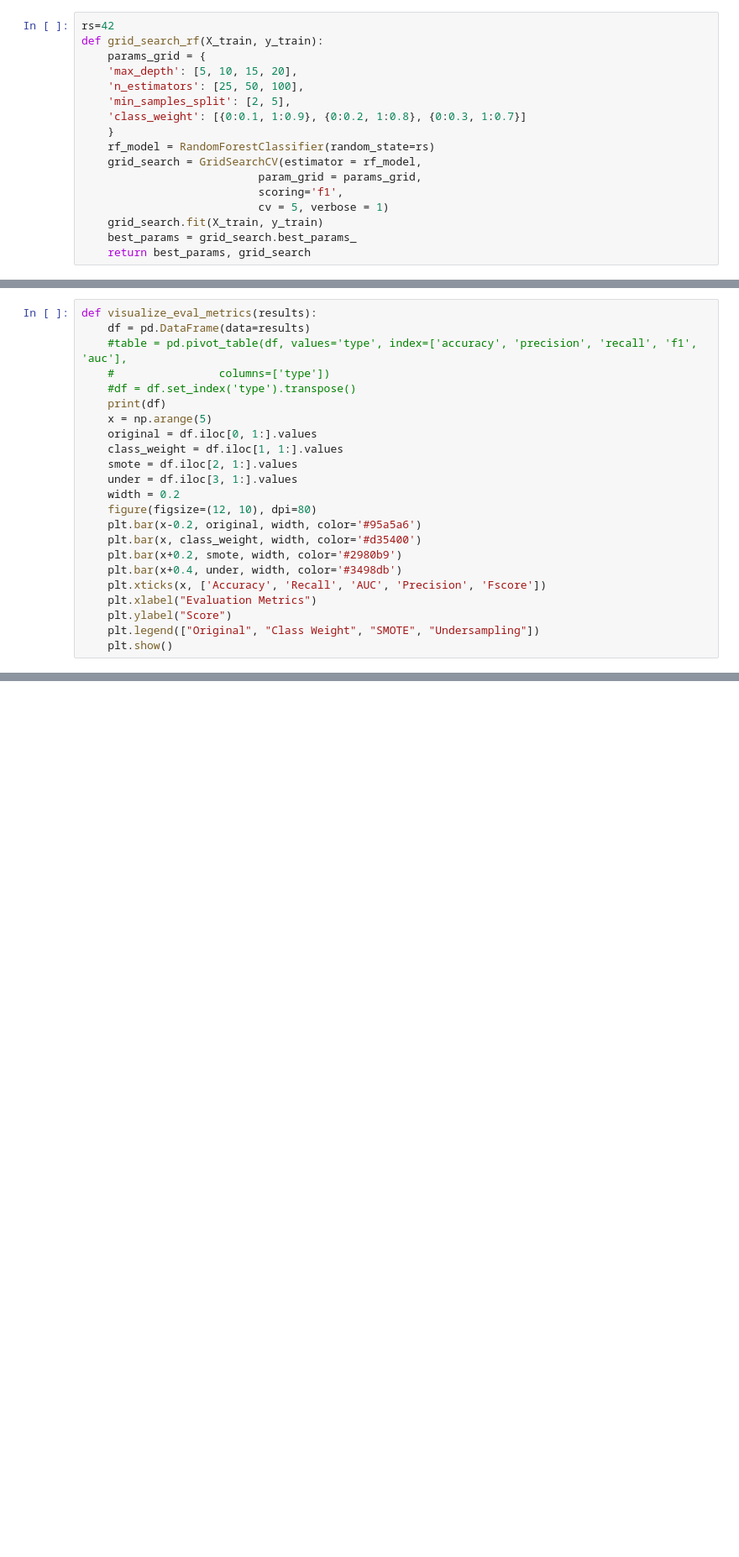
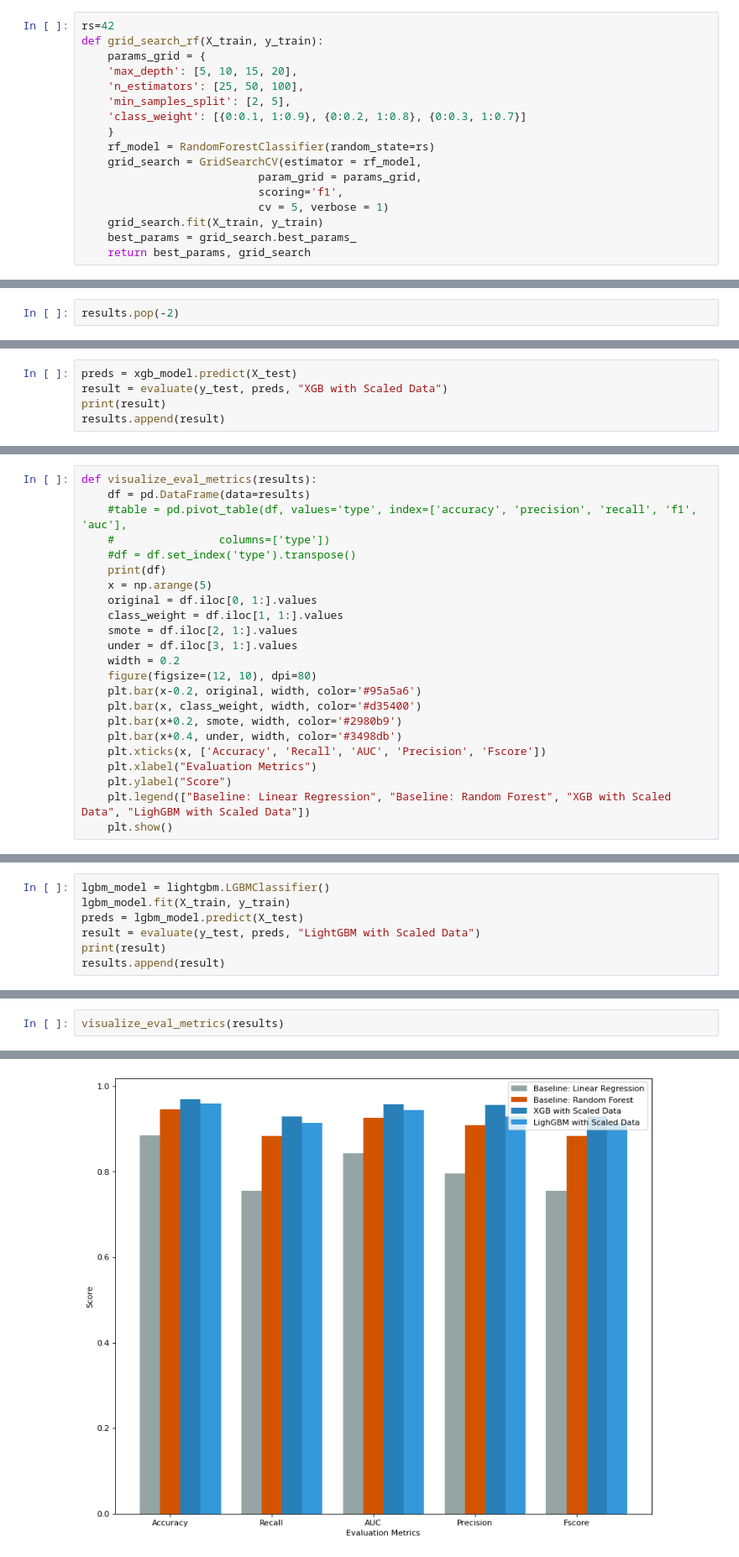
Before and after one commit to pham0030/ibm-coursera-ml, a Jupyter notebook: amex-default-prediction-draft.ipynb, the cells around one changed output, grey strips where cells are left out. Shown: that part at 84% size. Saved outputs shown, nothing was run; the diff lists cells and outputs as text; blank space fills up the shorter version.

```diff
--- a/amex-default-prediction-draft.ipynb
+++ b/amex-default-prediction-draft.ipynb
@@ -490,0 +624,2 @@ Wall time: 36min 51s
+# %%
+results.pop(-2)
@@ -490,0 +633,5 @@ Wall time: 36min 51s
+# %%
+preds = xgb_model.predict(X_test)
+result = evaluate(y_test, preds, "XGB with Scaled Data")
+print(result)
+results.append(result)
@@ -509,5 +679,5 @@ def visualize_eval_metrics(results):
     plt.xticks(x, ['Accuracy', 'Recall', 'AUC', 'Precision', 'Fscore'])
     plt.xlabel("Evaluation Metrics")
     plt.ylabel("Score")
-    plt.legend(["Original", "Class Weight", "SMOTE", "Undersampling"])
+    plt.legend(["Baseline: Linear Regression", "Baseline: Random Forest", "XGB with Scaled Data", "LighGBM with Scaled Data"])
     plt.show()
@@ -513,0 +688,7 @@ def visualize_eval_metrics(results):
+# %%
+lgbm_model = lightgbm.LGBMClassifier()
+lgbm_model.fit(X_train, y_train)
+preds = lgbm_model.predict(X_test)
+result = evaluate(y_test, preds, "LightGBM with Scaled Data")
+print(result)
+results.append(result)
@@ -513,0 +697,3 @@ def visualize_eval_metrics(results):
+# %%
+visualize_eval_metrics(results)
+# %% [output]
@@ -513,0 +711 @@ def visualize_eval_metrics(results):
+[figure, added]
```
Also changed, not shown: parts of 55 cells of this notebook.
